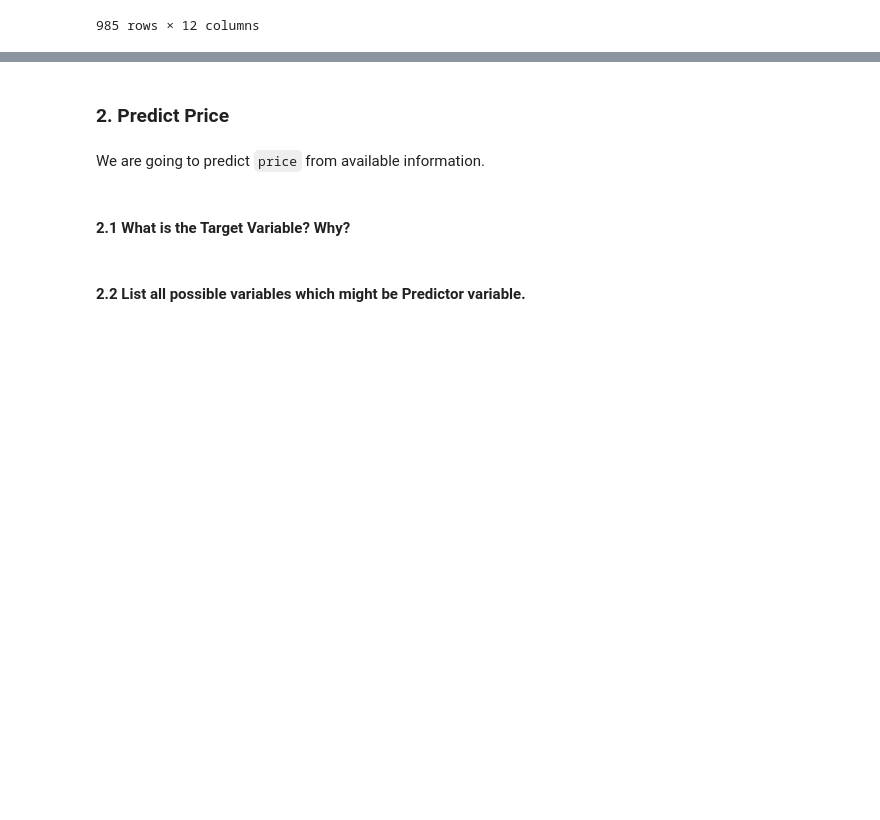
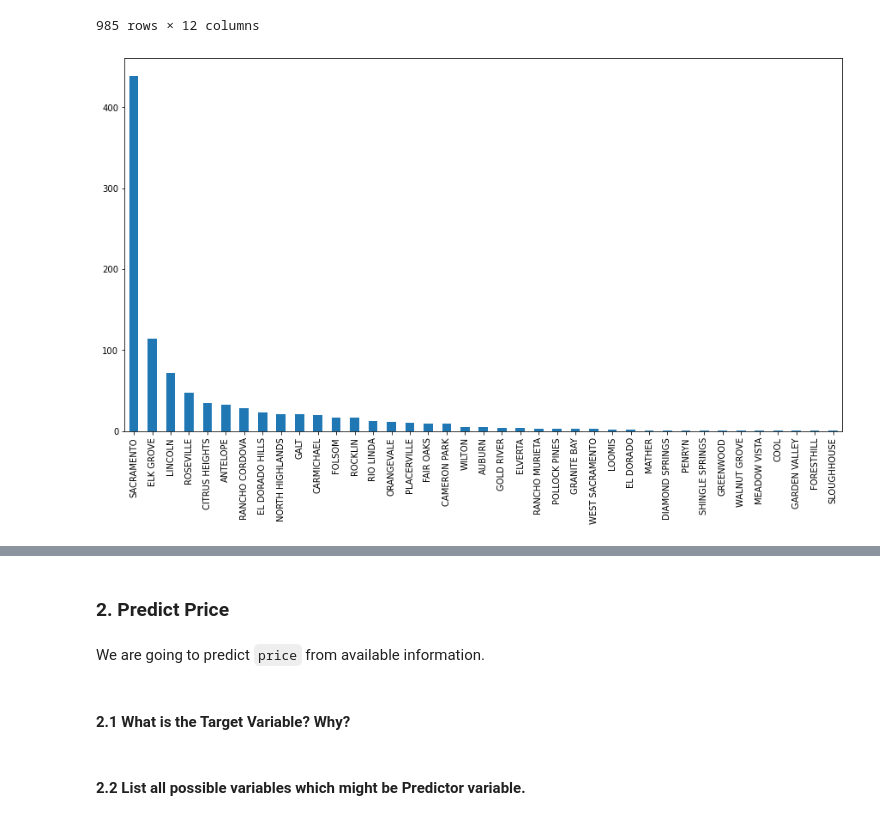
Before and after one commit to DavidMuwandi/Institue_of_data, a Jupyter notebook: Module 4/IOD_Lab 4.1.1 - Linear regresion hard coded.ipynb, the cells around one changed output, grey strips where cells are left out. Saved outputs shown, nothing was run; the diff lists cells and outputs as text; code cells hidden in the pictures; blank space fills up the shorter version.

```diff
--- a/Module 4/IOD_Lab 4.1.1 - Linear regresion hard coded.ipynb
+++ b/Module 4/IOD_Lab 4.1.1 - Linear regresion hard coded.ipynb
@@ -42,3 +42,9 @@ df
 | 983 | 8304 RED FOX WAY | ELK GROVE | 95758 | CA | 4 | 2 | 1685 | Residential | Thu May 15 00:00:00 EDT 2008 | 235301 | 38.417000 | ... |
 | 984 | 3882 YELLOWSTONE LN | EL DORADO HILLS | 95762 | CA | 3 | 2 | 1362 | Residential | Thu May 15 00:00:00 EDT 2008 | 235738 | 38.655245 | ... |
 985 rows × 12 columns
+# %%
+plt.figure(figsize = (15,8))
+df.city.value_counts().plot(kind = 'bar')
+plt.show()
+# %% [output]
+[figure, added]
```
Also changed, not shown: parts of 7 cells of this notebook, 1 other file.
